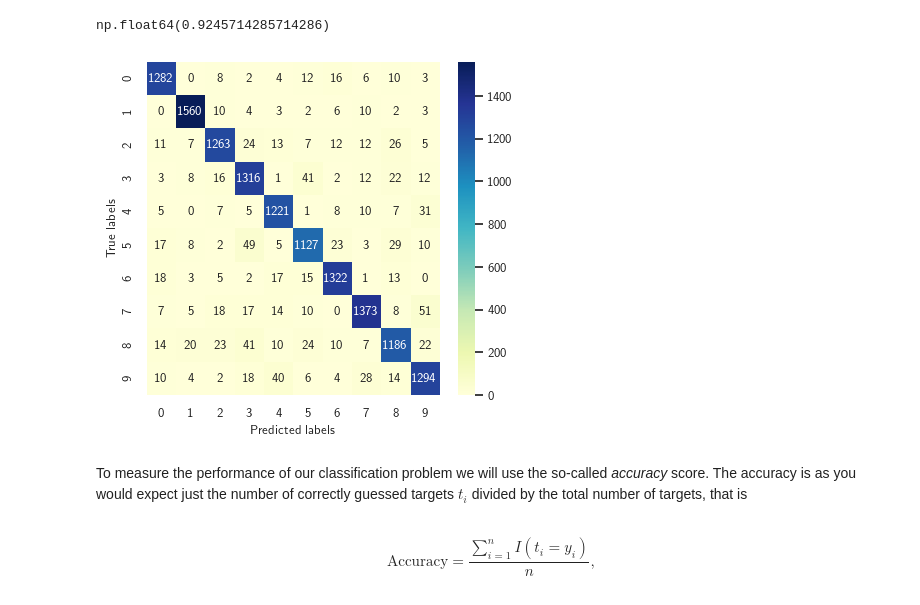
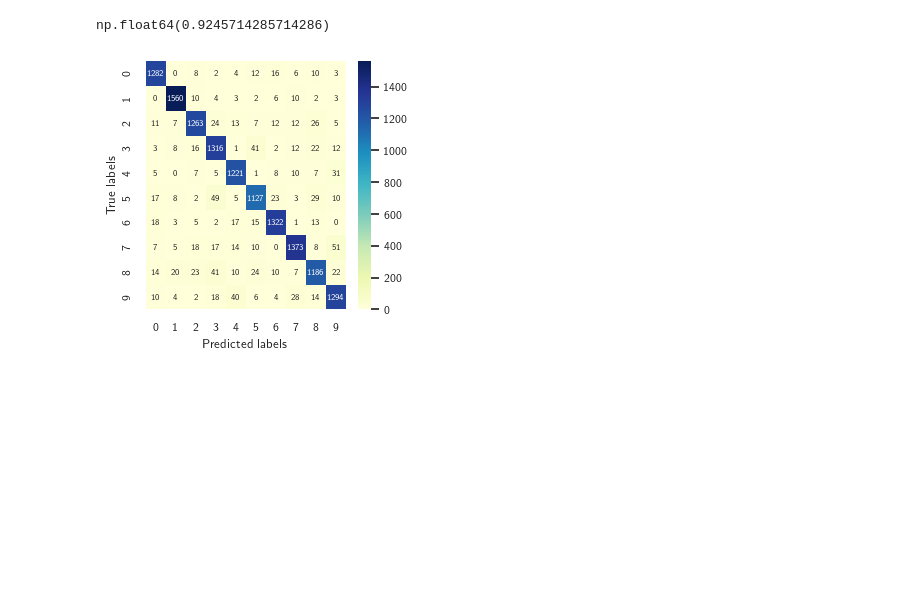
Before and after one commit to p-perrone/UiO_MachineLearning, a Jupyter notebook: ml_project2/notebooks/project2.ipynb, the cells around one changed output. Drawn from its saved outputs; the diff is of its cells as text; code cells hidden in the pictures; blank space fills up the shorter version.

```diff
--- a/ml_project2/notebooks/project2.ipynb
+++ b/ml_project2/notebooks/project2.ipynb
@@ -189,17 +30,19 @@ from typing import Literal, List, Optional
 
 # own functions
 from ml_project1.functions import *
+from ml_project2.functions import *
 
 from matplotlib import rcParams
 rcParams['text.usetex'] = True
 rcParams['text.latex.preamble'] = r'\usepackage{sansmathfonts}'
 rcParams.update({
-    "font.size": 8,
-    "axes.labelsize": 8,
+    "font.size": 9,
+    "axes.labelsize": 9,
     "xtick.labelsize": 8,
     "ytick.labelsize": 8,
     'axes.titlesize':9
 })
+plt.rc("legend", fontsize=9)
 def saveplot(plotname):
     return plt.savefig("../LaTeX/images/{}.pdf".format(str(plotname)))
 cw = 8.325/2.54
@@ -1338,28 +647,20 @@ from sklearn.metrics import confusion_matrix
 # %%
 import numpy as np
 from sklearn.metrics import confusion_matrix, ConfusionMatrixDisplay
 
 # fix encoding mismatch issue - ChatGPT fix
 pred_labels = np.argmax(predicts_class, axis=1)
 
 true_labels = np.argmax(y_test, axis=1) if y_test.ndim > 1 else y_test
 
 cm = confusion_matrix(true_labels, pred_labels)
 
-plt.figure(figsize=(12/2.54, 11/2.54))
-sns.heatmap(cm, cmap='YlGnBu', annot=True, fmt='d', cbar=True)
+plt.figure(figsize=(cw, 8/2.54))
+sns.heatmap(cm, cmap='YlGnBu', annot=True, fmt='d', annot_kws={'fontsize': 6}, cbar=True)
 plt.xlabel('Predicted labels')
 plt.ylabel('True labels')
+plt.tight_layout()
 saveplot("mnist_cm")
 plt.show()
 # %% [output]
-[figure, old version]
+[figure, new version]
-# %% [markdown]
-To measure the performance of our classification problem we will use the
-so-called *accuracy* score.  The accuracy is as you would expect just
-the number of correctly guessed targets $t_i$ divided by the total
-number of targets, that is
-# %% [markdown]
-$$
-\text{Accuracy} = \frac{\sum_{i=1}^n I(t_i = y_i)}{n} ,
-$$
```
Also changed, not shown: parts of 53 cells of this notebook, 2 other files.
